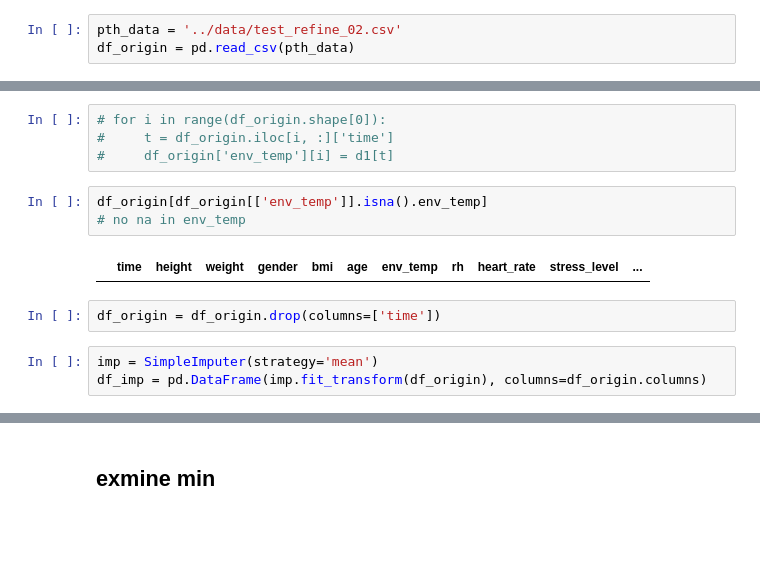
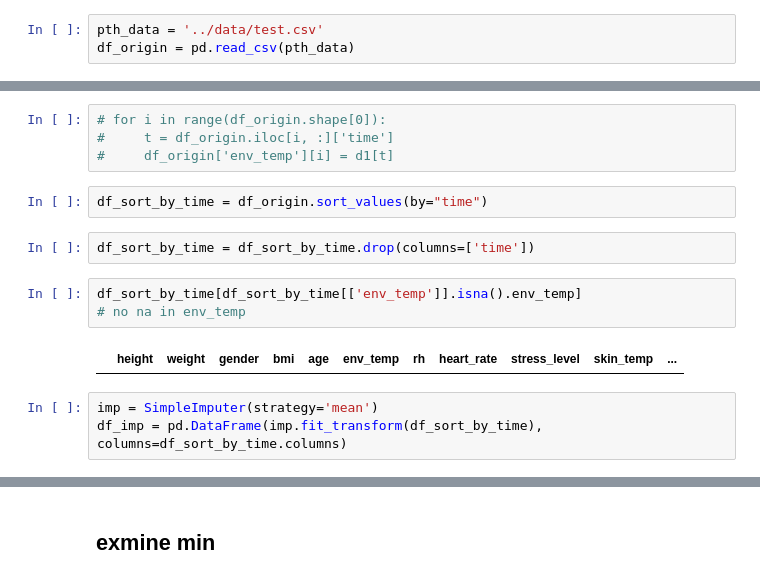
Before and after one commit to chengxiangduan-usc/mecsc, a Jupyter notebook: final_test/model_examine/final_test_model_examine.ipynb, the cells around one changed output, grey strips where cells are left out. Saved outputs shown, nothing was run; the diff lists cells and outputs as text; blank space fills up the shorter version.

Commit message:
final test examine

```diff
--- a/final_test/model_examine/final_test_model_examine.ipynb
+++ b/final_test/model_examine/final_test_model_examine.ipynb
@@ -89,7 +109,7 @@ d1
 # %% [markdown]
 ### load features data
 # %%
-pth_data = '../data/test_refine_02.csv'
+pth_data = '../data/test.csv'
 df_origin = pd.read_csv(pth_data)
 # %%
 df_origin
@@ -115,16 +135,18 @@ df_origin.shape
 # for i in range(df_origin.shape[0]):
 #     t = df_origin.iloc[i, :]['time']
 #     df_origin['env_temp'][i] = d1[t]
+# %%
+df_sort_by_time = df_origin.sort_values(by="time")
+# %%
+df_sort_by_time = df_sort_by_time.drop(columns=['time'])
 # %%
-df_origin[df_origin[['env_temp']].isna().env_temp]
+df_sort_by_time[df_sort_by_time[['env_temp']].isna().env_temp]
 # no na in env_temp
 # %% [output]
-|  | time | height | weight | gender | bmi | age | env_temp | rh | heart_rate | stress_level | ... |
+|  | height | weight | gender | bmi | age | env_temp | rh | heart_rate | stress_level | skin_temp | ... |
-# %%
-df_origin = df_origin.drop(columns=['time'])
 # %%
 imp = SimpleImputer(strategy='mean')
-df_imp = pd.DataFrame(imp.fit_transform(df_origin), columns=df_origin.columns)
+df_imp = pd.DataFrame(imp.fit_transform(df_sort_by_time), columns=df_sort_by_time.columns)
 # %%
 df_imp
 # %% [output]
```
Also changed, not shown: parts of 48 cells of this notebook, 1 other file.
